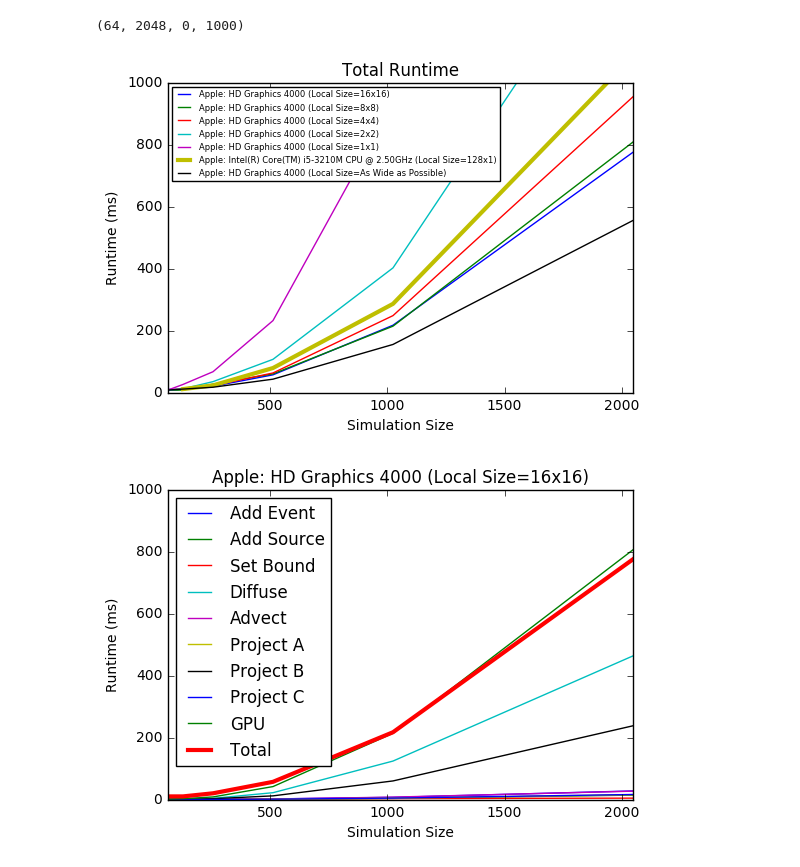
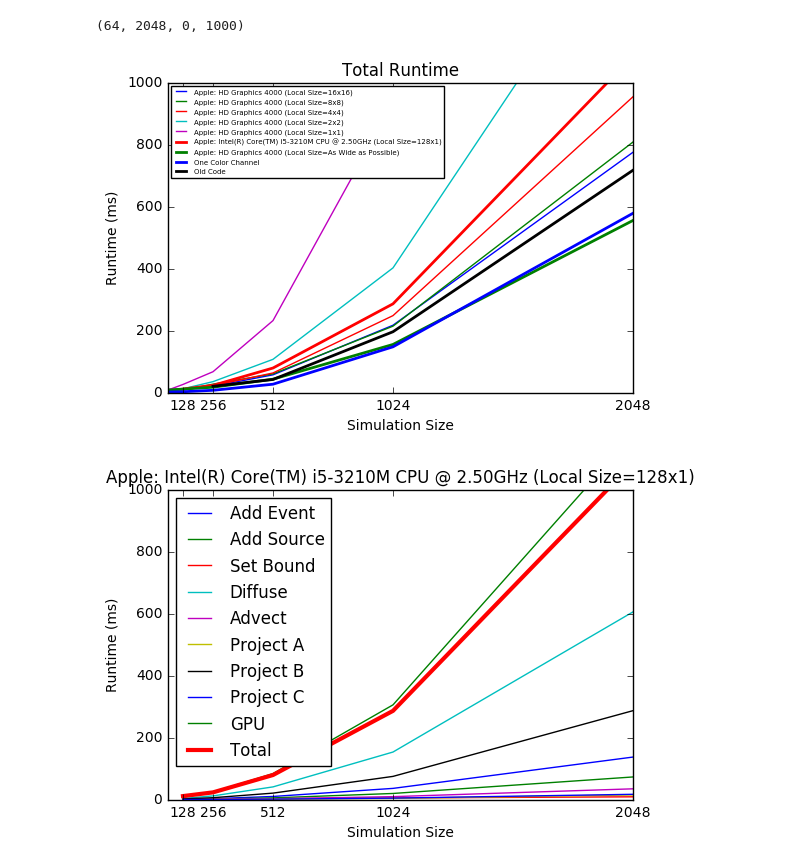
Before and after one commit to ellishg/OpenCLFluid, a Jupyter notebook: PlotData.ipynb, the cells around one changed output. Drawn from its saved outputs; the diff is of its cells as text; code cells hidden in the pictures.

```diff
--- a/PlotData.ipynb
+++ b/PlotData.ipynb
@@ -46,10 +46,11 @@ class DeviceRunningTime:
         plt.title(self.name)
         plt.xlabel("Simulation Size")
         plt.ylabel("Runtime (ms)")
+        plt.xticks([128, 256, 512, 1024, 2048])
         plt.axis((64, 2048, 0, 1000))
 
-    def plotTotalRuntime(self, w=1):
-        plt.plot(self.sim_size, self.total_runtime, label=self.name, linewidth=w)
+    def plotTotalRuntime(self, c=None, w=1):
+        plt.plot(self.sim_size, self.total_runtime, label=self.name, linewidth=w, color=c)
 # %%
 macbookA = DeviceRunningTime("Apple: HD Graphics 4000 (Local Size=16x16)")
 macbookA.set_runtimes(64, 0.044, 0.022, 0.405, 0.347, 0.020, 0.014, 0.265, 0.015, 1.067, 10)
@@ -90,10 +91,10 @@ macbookE.set_runtimes(256, 0.830, 0.230, 0.865, 26.807, 1.823, 0.865, 18.016, 1.
 macbookE.set_runtimes(512, 3.189, 0.927, 1.748, 111.563, 7.840, 3.927, 72.792, 4.584, 206.571, 232)
 macbookE.set_runtimes(1024, 12.528, 3.566, 2.829, 464.256, 32.576, 16.458, 309.526, 18.819, 860.558, 934)
 # %%
-macbookF = DeviceRunningTime("Apple: Intel(R) Core(TM) i5-3210M CPU @ 2.50GHz (Local Size=128x1)")
-macbookF.set_runtimes(128, 0.700, 0.350, 0.984, 3.419, 0.186, 0.128, 1.753, 0.099, 7.619, 11)
-macbookF.set_runtimes(256, 2.653, 1.408, 1.292, 11.621, 0.611, 0.253, 5.805, 0.321, 23.964, 23)
-macbookF.set_runtimes(512, 9.789, 5.207, 2.357, 40.675, 2.371, 1.384, 20.550, 1.223, 83.557, 79)
-macbookF.set_runtimes(1024, 35.847, 19.465, 5.040, 153.125, 9.223, 3.644, 74.553, 4.419, 305.316, 286)
-macbookF.set_runtimes(2048, 136.918, 72.726, 8.668, 605.247, 34.463, 14.588, 286.576, 16.756, 1175.941, 1085)
+macbookCPU = DeviceRunningTime("Apple: Intel(R) Core(TM) i5-3210M CPU @ 2.50GHz (Local Size=128x1)")
+macbookCPU.set_runtimes(128, 0.700, 0.350, 0.984, 3.419, 0.186, 0.128, 1.753, 0.099, 7.619, 11)
+macbookCPU.set_runtimes(256, 2.653, 1.408, 1.292, 11.621, 0.611, 0.253, 5.805, 0.321, 23.964, 23)
+macbookCPU.set_runtimes(512, 9.789, 5.207, 2.357, 40.675, 2.371, 1.384, 20.550, 1.223, 83.557, 79)
+macbookCPU.set_runtimes(1024, 35.847, 19.465, 5.040, 153.125, 9.223, 3.644, 74.553, 4.419, 305.316, 286)
+macbookCPU.set_runtimes(2048, 136.918, 72.726, 8.668, 605.247, 34.463, 14.588, 286.576, 16.756, 1175.941, 1085)
 # %%
@@ -110,17 +125,20 @@ macbookB.plotTotalRuntime()
 macbookC.plotTotalRuntime()
 macbookD.plotTotalRuntime()
 macbookE.plotTotalRuntime()
-macbookF.plotTotalRuntime(3)
-macbookG.plotTotalRuntime()
-plt.legend(loc="upper left", fontsize=6)
+macbookCPU.plotTotalRuntime('red', w=2)
+macbookBest.plotTotalRuntime('green', w=2)
+macbookOld.plotTotalRuntime('blue', w=2)
+macbookOldOld.plotTotalRuntime('black', w=2)
+plt.legend(loc="upper left", fontsize=5)
 plt.title("Total Runtime")
 plt.xlabel("Simulation Size")
 plt.ylabel("Runtime (ms)")
+plt.xticks([128, 256, 512, 1024, 2048])
 plt.axis((64, 2048, 0, 1000))
 # %% [output]
 (64, 2048, 0, 1000)
-[figure, old version]
+[figure, new version]
 # %%
-macbookA.plot()
+macbookCPU.plot()
 # %% [output]
-[figure, old version]
+[figure, new version]
```
Also changed, not shown: parts of 4 cells of this notebook, 1 other file.
